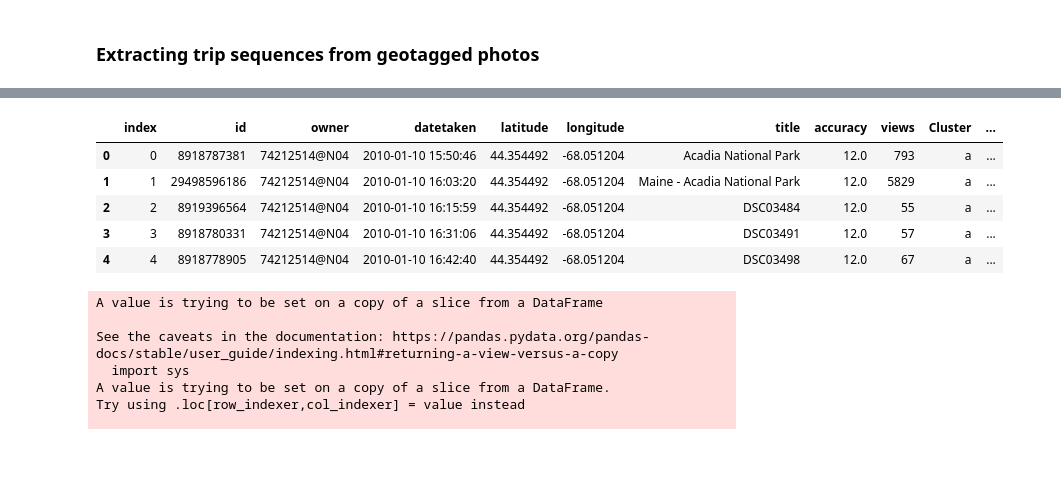
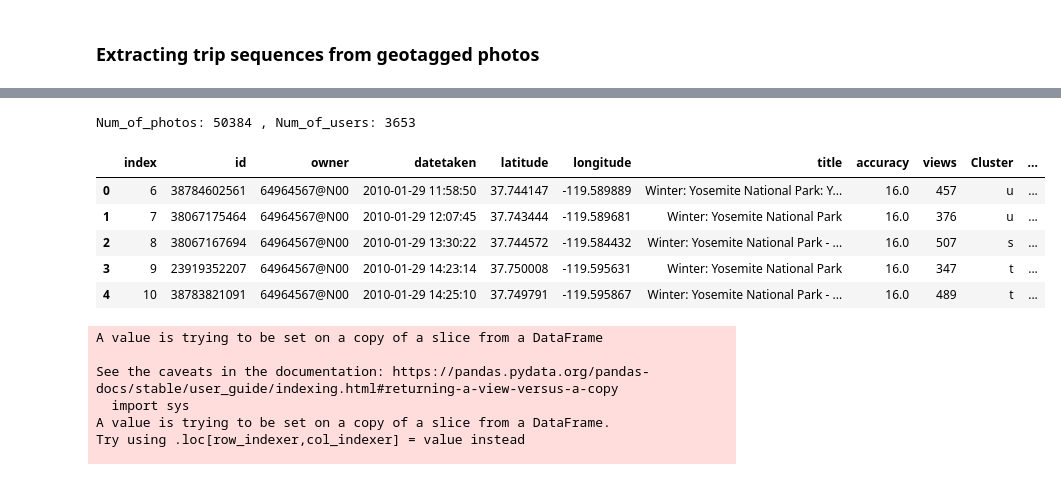
Before and after one commit to meilinshi/Socially-aware-Huff-model, a Jupyter notebook: Code/Trip Construction.ipynb, the cells around one changed output, grey strips where cells are left out. Drawn from its saved outputs; the diff is of its cells as text; code cells hidden in the pictures.

```diff
--- a/Code/Trip Construction.ipynb
+++ b/Code/Trip Construction.ipynb
@@ -28,28 +23,58 @@ Successfully installed joblib-1.0.1 numpy-1.20.2 pandas-1.2.4 patsy-0.5.1 scikit
 import pandas as pd
 import numpy as np
 import string
+# %%
+# to reproduce Table 1
+acadia_ttl = "https://raw.githubusercontent.com/meilinshi/Socially-aware-Huff-model/main/Data/acadia_NP.csv"
+yosemite_ttl = "https://raw.githubusercontent.com/meilinshi/Socially-aware-Huff-model/main/Data/yosemite_NP.csv"
+
+def table_stats(input):
+    df = pd.read_csv(input)
+    total_pts = df.shape[0] # number of photos
+    total_user = df['owner'].nunique() #number of users
+    print("Num_of_photos:",total_pts, ", Num_of_users:", total_user)
+
+#table_stats(acadia_ttl)
+table_stats(yosemite_ttl)
+# %% [output]
+Num_of_photos: 50384 , Num_of_users: 3653
+# %%
+# INPUT
+# data retrieved using Flickr API after clustering, each photo is assigned with a cluster_id
+acadia_url = "https://raw.githubusercontent.com/meilinshi/Socially-aware-Huff-model/main/Data/acadia_NP_cluster.csv"
+yosemite_url = "https://raw.githubusercontent.com/meilinshi/Socially-aware-Huff-model/main/Data/yosemite_NP_cluster.csv"
+
+# position of each attraction in park
+acadia_position = "https://raw.githubusercontent.com/meilinshi/Socially-aware-Huff-model/main/Data/acadia_NP_coords.csv"
+yosemite_position = "https://raw.githubusercontent.com/meilinshi/Socially-aware-Huff-model/main/Data/yosemite_NP_coords.csv"
+
+
+#input_url = acadia_url
+input_url = yosemite_url
+
+#position_url = acadia_position
+position_url = yosemite_position
 # %%
 # The input csv is the data retrieved using Flickr API after clustering
 # each photo is assigned with a cluster_id
 
-acadia_url = "https://raw.githubusercontent.com/meilinshi/Socially-aware-Huff-model/main/Data/acadia_NP_cluster.csv"
-df = pd.read_csv(acadia_url)
+df = pd.read_csv(input_url)
 
 # data pre-processing
 df['datetaken'] = pd.to_datetime(df['datetaken'])
 df['date'] = [d.date() for d in df['datetaken']]
 df['year'] = pd.DatetimeIndex(df['date']).year
 df['month'] = pd.DatetimeIndex(df['date']).month
 df['time'] = [d.time() for d in df['datetaken']]
 df.Cluster = [chr(ord('a') + x) for x in df.Cluster ]
 df.head()
 # %% [output]
 |  | index | id | owner | datetaken | latitude | longitude | title | accuracy | views | Cluster | ... |
-| 0 | 0 | 8918787381 | 74212514@N04 | 2010-01-10 15:50:46 | 44.354492 | -68.051204 | Acadia National Park | 12.0 | 793 | a | ... |
-| 1 | 1 | 29498596186 | 74212514@N04 | 2010-01-10 16:03:20 | 44.354492 | -68.051204 | Maine - Acadia National Park | 12.0 | 5829 | a | ... |
-| 2 | 2 | 8919396564 | 74212514@N04 | 2010-01-10 16:15:59 | 44.354492 | -68.051204 | DSC03484 | 12.0 | 55 | a | ... |
-| 3 | 3 | 8918780331 | 74212514@N04 | 2010-01-10 16:31:06 | 44.354492 | -68.051204 | DSC03491 | 12.0 | 57 | a | ... |
-| 4 | 4 | 8918778905 | 74212514@N04 | 2010-01-10 16:42:40 | 44.354492 | -68.051204 | DSC03498 | 12.0 | 67 | a | ... |
+| 0 | 6 | 38784602561 | 64964567@N00 | 2010-01-29 11:58:50 | 37.744147 | -119.589889 | Winter: Yosemite National Park: Y... | 16.0 | 457 | u | ... |
+| 1 | 7 | 38067175464 | 64964567@N00 | 2010-01-29 12:07:45 | 37.743444 | -119.589681 | Winter: Yosemite National Park | 16.0 | 376 | u | ... |
+| 2 | 8 | 38067167694 | 64964567@N00 | 2010-01-29 13:30:22 | 37.744572 | -119.584432 | Winter: Yosemite National Park - ... | 16.0 | 507 | s | ... |
+| 3 | 9 | 23919352207 | 64964567@N00 | 2010-01-29 14:23:14 | 37.750008 | -119.595631 | Winter: Yosemite National Park | 16.0 | 347 | t | ... |
+| 4 | 10 | 38783821091 | 64964567@N00 | 2010-01-29 14:25:10 | 37.749791 | -119.595867 | Winter: Yosemite National Park - ... | 16.0 | 489 | t | ... |
 # %%
 from datetime import timedelta
 import collections
```
Also changed, not shown: parts of 9 cells of this notebook.
